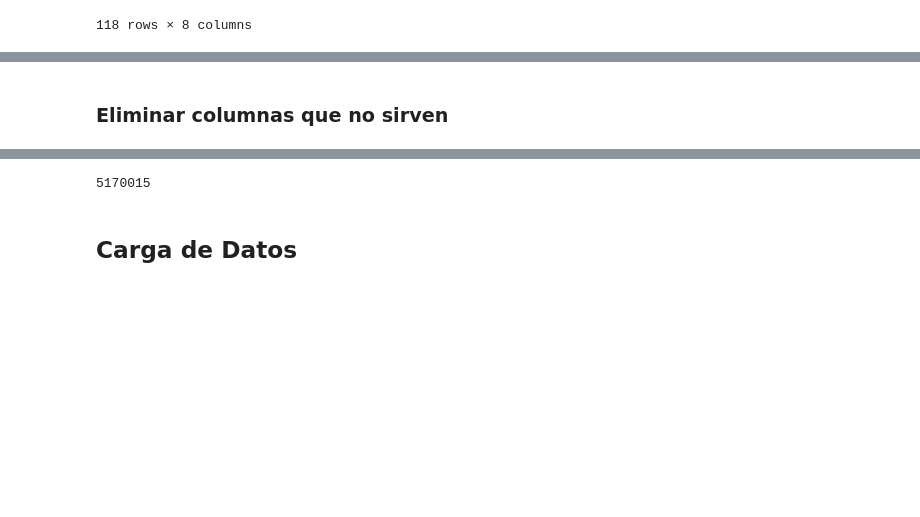
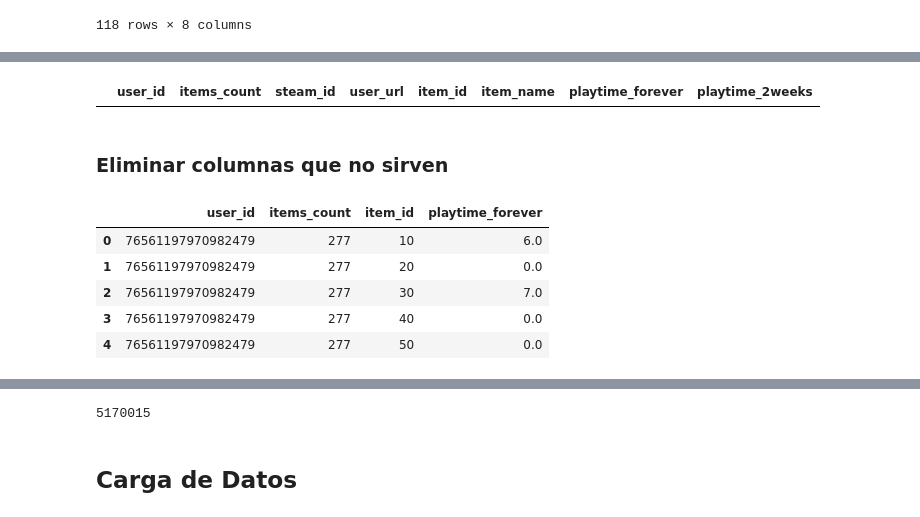
Before and after one commit to DataSciGina/VideoGameRecommender, a Jupyter notebook: ETL/ETL_user_items.ipynb, the cells around one changed output, grey strips where cells are left out. Saved outputs shown, nothing was run; the diff lists cells and outputs as text; code cells hidden in the pictures; blank space fills up the shorter version.

```diff
--- a/ETL/ETL_user_items.ipynb
+++ b/ETL/ETL_user_items.ipynb
@@ -114,6 +104,19 @@ items.head()
+# %%
+# volver a buscar inconsistencias
+items[items['playtime_2weeks'] > items['playtime_forever']]
+# %% [output]
+|  | user_id | items_count | steam_id | user_url | item_id | item_name | playtime_forever | playtime_2weeks |
 # %% [markdown]
 ### Eliminar columnas que no sirven
 # %%
-# Seleccionar las columnas irrelevantes y eliminarlas
+# Seleccionar las columnas irrelevantes, eliminarlas y visualizar
 cols = ['steam_id', 'user_url', 'item_name', 'playtime_2weeks']
-#items = items.drop(columns=cols, errors='ignore')
+items = items.drop(columns=cols, errors='ignore')
+items.head()
+# %% [output]
+|  | user_id | items_count | item_id | playtime_forever |
+| 0 | 76561197970982479 | 277 | 10 | 6.0 |
+| 1 | 76561197970982479 | 277 | 20 | 0.0 |
+| 2 | 76561197970982479 | 277 | 30 | 7.0 |
+| 3 | 76561197970982479 | 277 | 40 | 0.0 |
+| 4 | 76561197970982479 | 277 | 50 | 0.0 |
```
Also changed, not shown: parts of 7 cells of this notebook, 2 other files.
